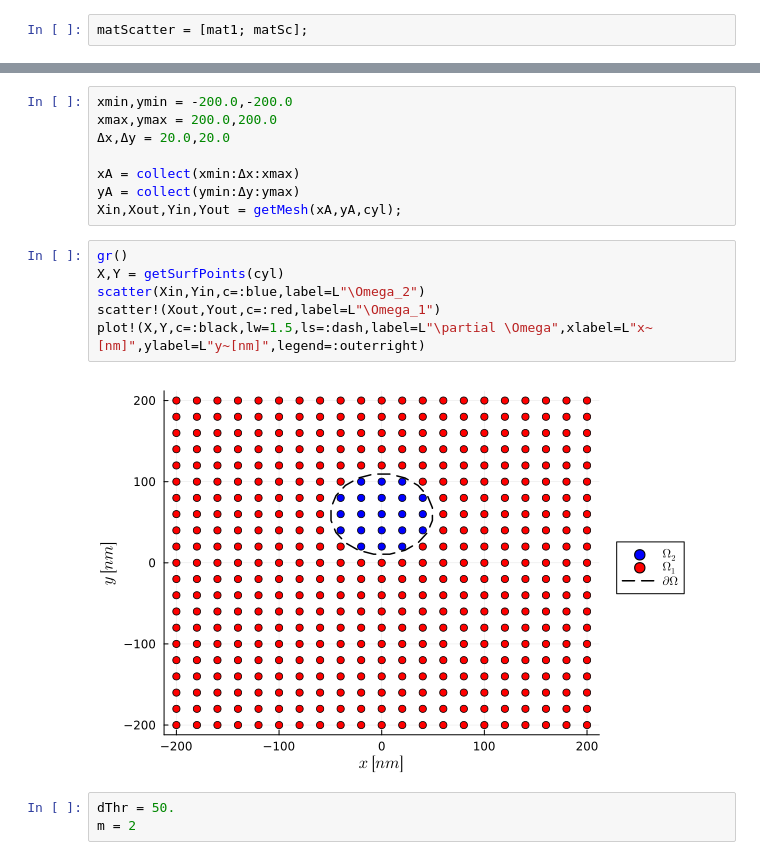
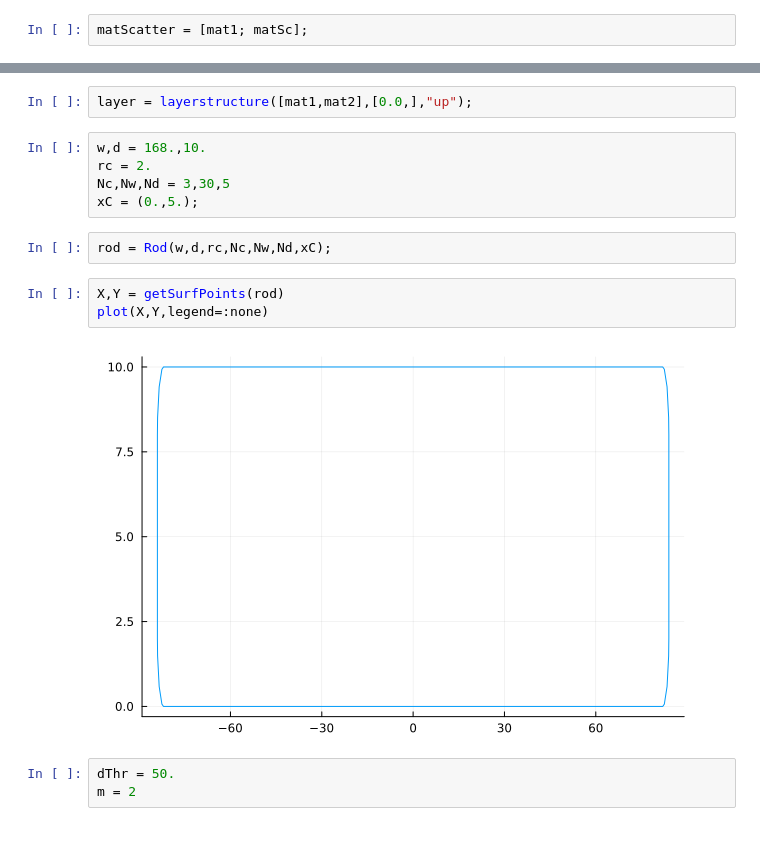
Before and after one commit to Gabmtzz/nanoOpt.jl, a Jupyter notebook: notebook/scatter2d/Untitled.ipynb, the cells around one changed output, grey strips where cells are left out. Saved outputs shown, nothing was run; the diff lists cells and outputs as text.

```diff
--- a/notebook/scatter2d/Untitled.ipynb
+++ b/notebook/scatter2d/Untitled.ipynb
@@ -35,19 +24,17 @@ cyl = cylinder(a,N,xC);
-# %%
-xmin,ymin = -200.0,-200.0
-xmax,ymax = 200.0,200.0
-Δx,Δy = 20.0,20.0
-
-xA = collect(xmin:Δx:xmax)
-yA = collect(ymin:Δy:ymax)
-Xin,Xout,Yin,Yout = getMesh(xA,yA,cyl);
-# %%
-gr()
-X,Y = getSurfPoints(cyl)
-scatter(Xin,Yin,c=:blue,label=L"\Omega_2")
-scatter!(Xout,Yout,c=:red,label=L"\Omega_1")
-plot!(X,Y,c=:black,lw=1.5,ls=:dash,label=L"\partial \Omega",xlabel=L"x~[nm]",ylabel=L"y~[nm]",legend=:outerright)
-# %% [output]
-[figure, removed]
+# %%
+layer = layerstructure([mat1,mat2],[0.0,],"up");
+# %%
+w,d = 168.,10.
+rc = 2.
+Nc,Nw,Nd = 3,30,5
+xC = (0.,5.);
+# %%
+rod = Rod(w,d,rc,Nc,Nw,Nd,xC);
+# %%
+X,Y = getSurfPoints(rod)
+plot(X,Y,legend=:none)
+# %% [output]
+[figure, added]
 # %%
 dThr = 50.
 m = 2
```
Also changed, not shown: parts of 23 cells of this notebook, 4 other files.
